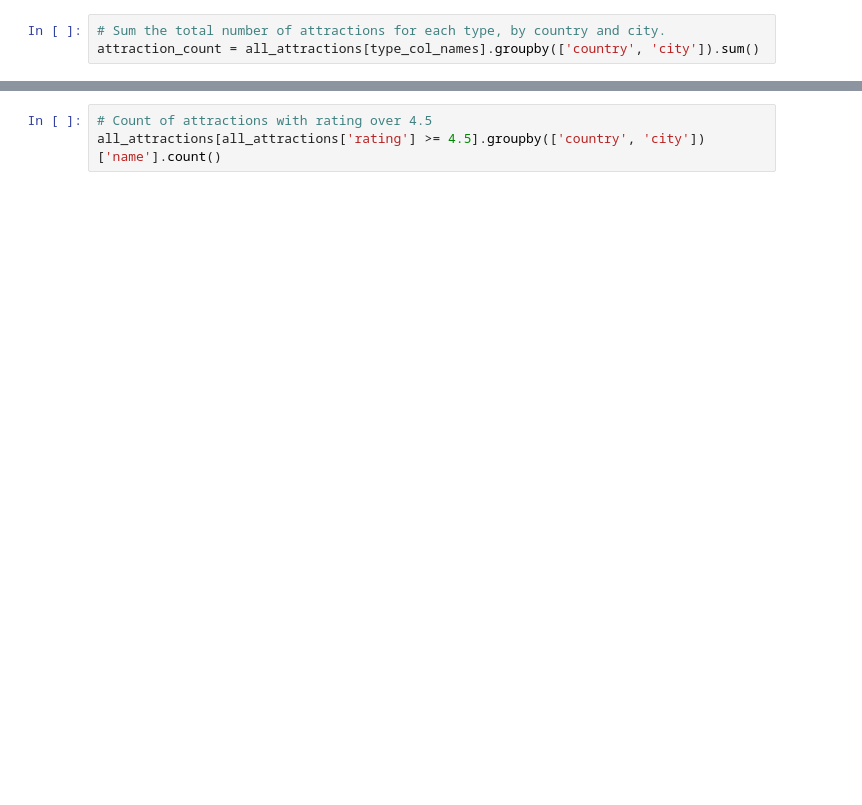
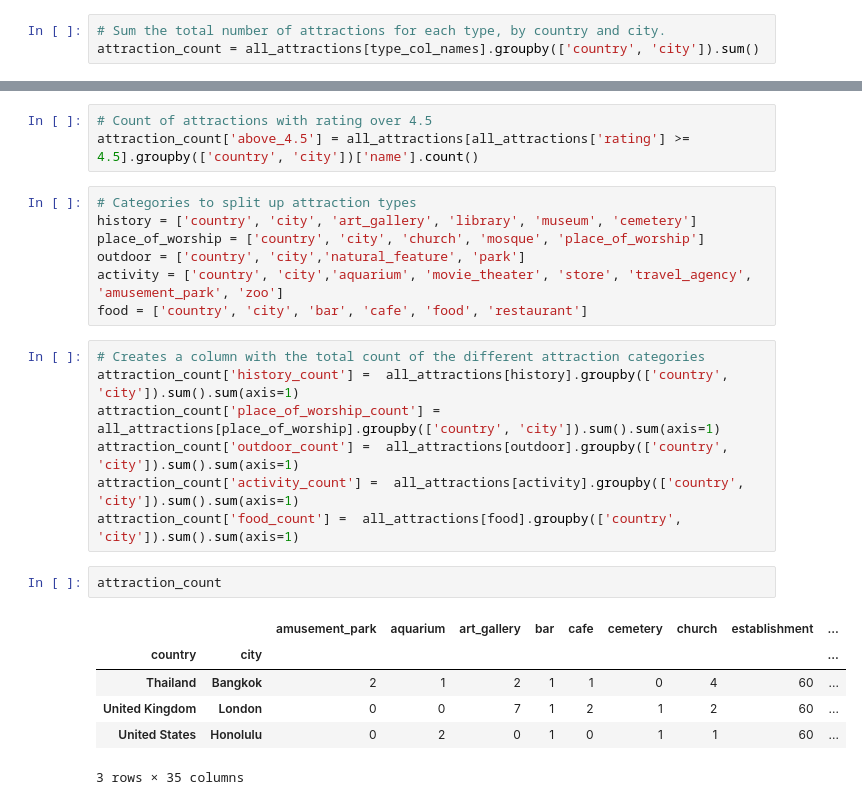
Before and after one commit to Maddienis/travel_app_sm, a Jupyter notebook: travel_app/notebooks/tourist attractions.ipynb, the cells around one changed output, grey strips where cells are left out. Cells and saved outputs as stored; diff of their text form; blank space fills up the shorter version.

Commit message:
Add dataframe with the count of different attractions in each category

```diff
--- a/travel_app/notebooks/tourist attractions.ipynb
+++ b/travel_app/notebooks/tourist attractions.ipynb
@@ -50,3 +120,26 @@ attraction_count
 # %%
 # Count of attractions with rating over 4.5
-all_attractions[all_attractions['rating'] >= 4.5].groupby(['country', 'city'])['name'].count()
+attraction_count['above_4.5'] = all_attractions[all_attractions['rating'] >= 4.5].groupby(['country', 'city'])['name'].count()
+# %%
+# Categories to split up attraction types
+history = ['country', 'city', 'art_gallery', 'library', 'museum', 'cemetery']
+place_of_worship = ['country', 'city', 'church', 'mosque', 'place_of_worship']
+outdoor = ['country', 'city','natural_feature', 'park']
+activity = ['country', 'city','aquarium', 'movie_theater', 'store', 'travel_agency', 'amusement_park', 'zoo']
+food = ['country', 'city', 'bar', 'cafe', 'food', 'restaurant']
+# %%
+# Creates a column with the total count of the different attraction categories
+attraction_count['history_count'] =  all_attractions[history].groupby(['country', 'city']).sum().sum(axis=1)
+attraction_count['place_of_worship_count'] =  all_attractions[place_of_worship].groupby(['country', 'city']).sum().sum(axis=1)
+attraction_count['outdoor_count'] =  all_attractions[outdoor].groupby(['country', 'city']).sum().sum(axis=1)
+attraction_count['activity_count'] =  all_attractions[activity].groupby(['country', 'city']).sum().sum(axis=1)
+attraction_count['food_count'] =  all_attractions[food].groupby(['country', 'city']).sum().sum(axis=1)
+# %%
+attraction_count
+# %% [output]
+|  |  | amusement_park | aquarium | art_gallery | bar | cafe | cemetery | church | establishment | ... |
+| country | city |  |  |  |  |  |  |  |  | ... |
+| Thailand | Bangkok | 2 | 1 | 2 | 1 | 1 | 0 | 4 | 60 | ... |
+| United Kingdom | London | 0 | 0 | 7 | 1 | 2 | 1 | 2 | 60 | ... |
+| United States | Honolulu | 0 | 2 | 0 | 1 | 0 | 1 | 1 | 60 | ... |
+3 rows × 35 columns
```
Also changed, not shown: parts of 7 cells of this notebook.
